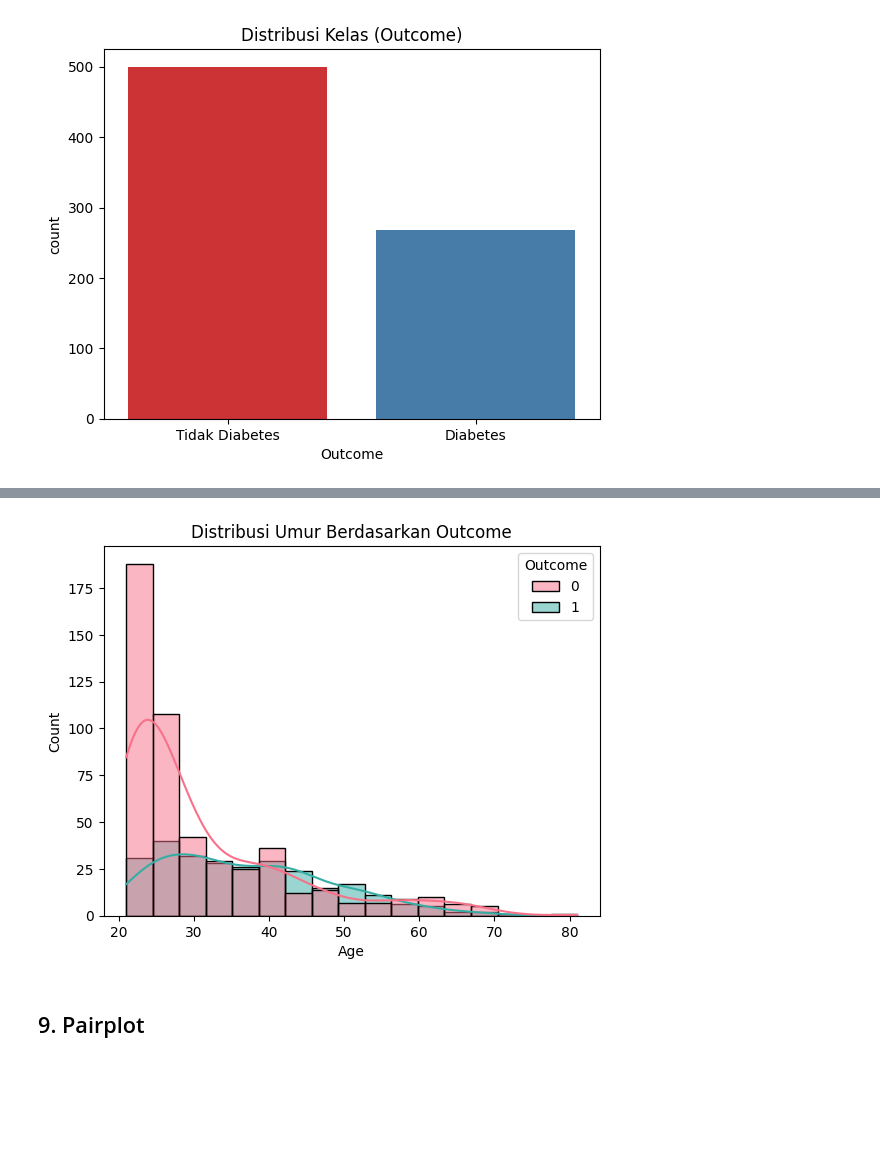
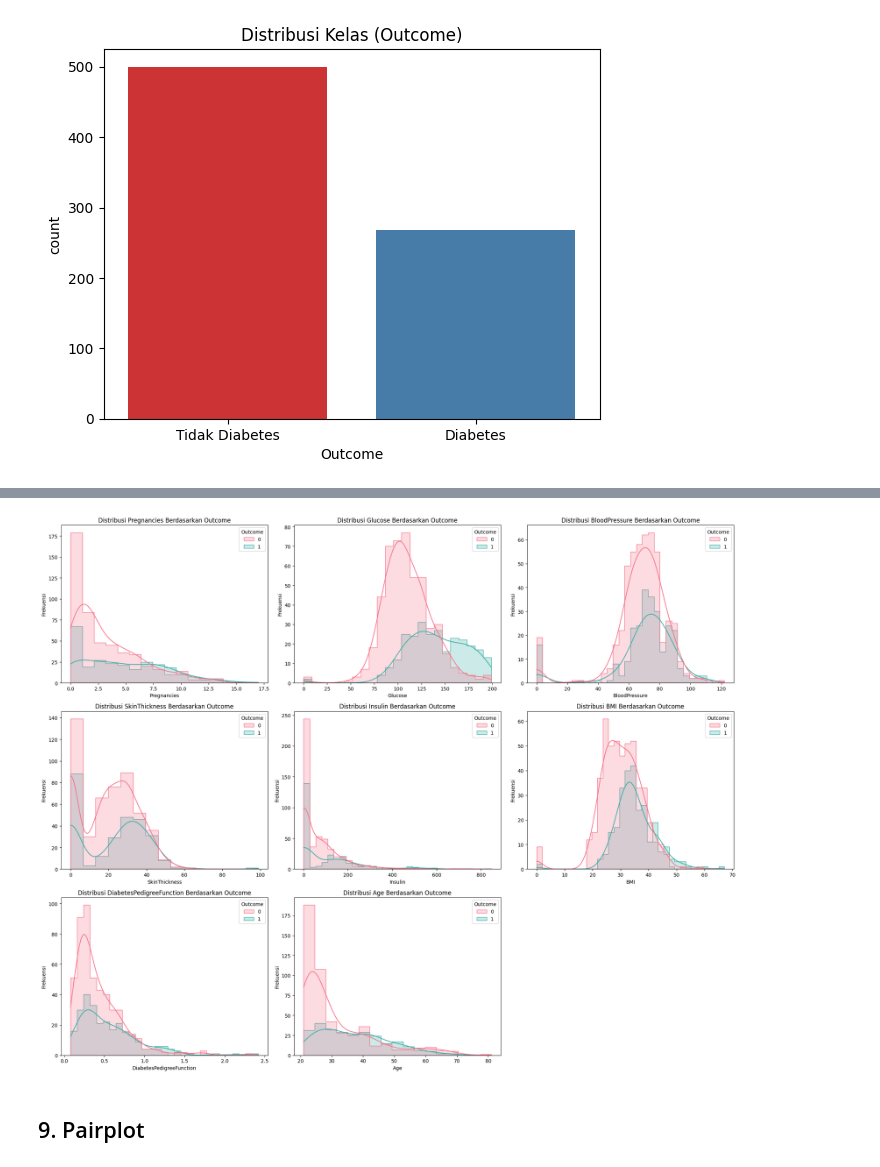
Before and after one commit to Diokta/Klasifikasi-Diabetes, a Jupyter notebook: Diabetes Classification.ipynb, the cells around one changed output, grey strips where cells are left out. Cells and saved outputs as stored; diff of their text form; code cells hidden in the pictures; blank space fills up the shorter version.

```diff
--- a/Diabetes Classification.ipynb
+++ b/Diabetes Classification.ipynb
@@ -166,9 +124,20 @@ plt.show()
-# %%
-sns.histplot(data=df, x='Age', hue='Outcome', kde=True, palette='husl')
-plt.title("Distribusi Umur Berdasarkan Outcome")
-plt.show()
-# %% [output]
-[figure, removed]
+# %%
+# Daftar fitur (kecuali target)
+features = ['Pregnancies', 'Glucose', 'BloodPressure', 'SkinThickness',
+            'Insulin', 'BMI', 'DiabetesPedigreeFunction', 'Age']
+
+# Ukuran figure dan grid subplot
+plt.figure(figsize=(20, 16))
+for i, feature in enumerate(features):
+    plt.subplot(3, 3, i+1)
+    sns.histplot(data=df, x=feature, hue='Outcome', kde=True, element='step', palette='husl')
+    plt.title(f'Distribusi {feature} Berdasarkan Outcome')
+    plt.xlabel(feature)
+    plt.ylabel('Frekuensi')
+plt.tight_layout()
+plt.show()
+# %% [output]
+[figure, added]
 # %% [markdown]
 ## 9. Pairplot
 # %%
```
Also changed, not shown: parts of 8 cells of this notebook, 14 other files.
